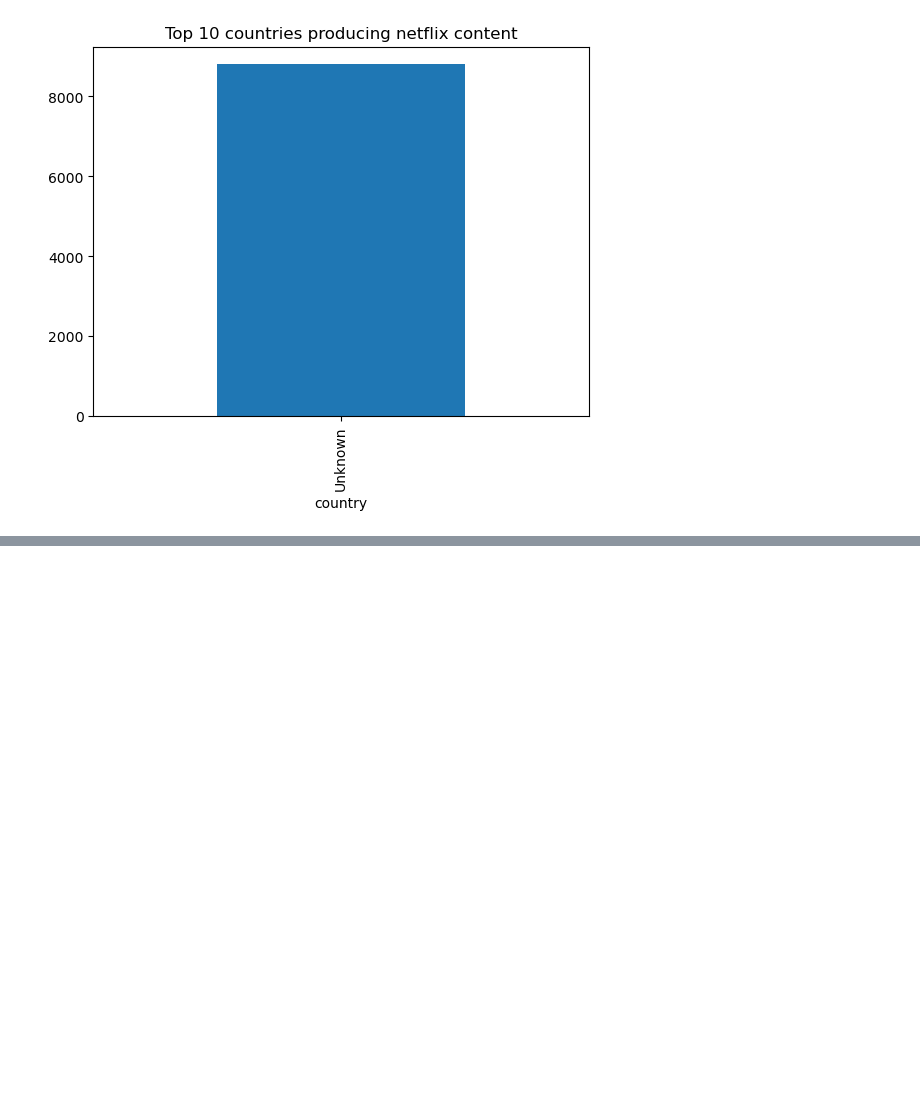
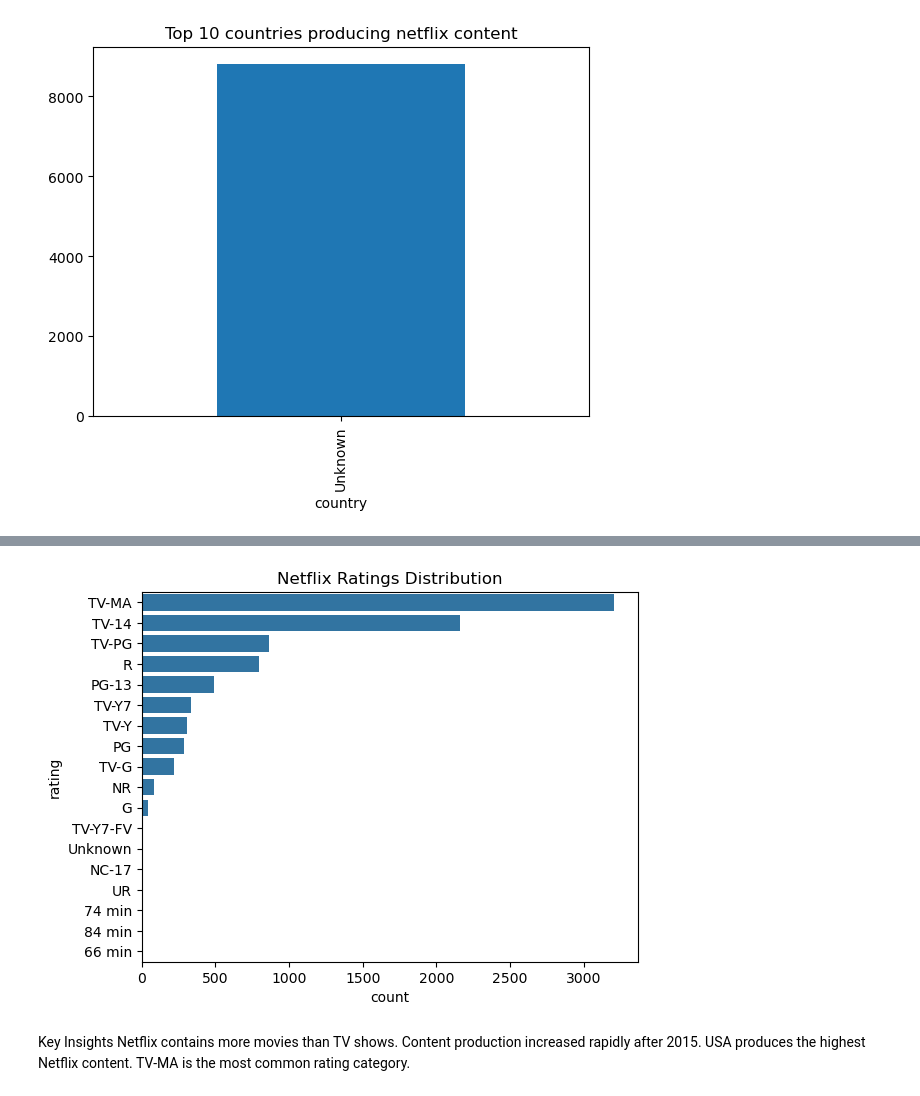
Before and after one commit to Ramsyash/Projects-1, a Jupyter notebook: Netflix_Analysis.ipynb, the cells around one changed output, grey strips where cells are left out. Saved outputs shown, nothing was run; the diff lists cells and outputs as text; code cells hidden in the pictures; blank space fills up the shorter version.

```diff
--- a/Netflix_Analysis.ipynb
+++ b/Netflix_Analysis.ipynb
@@ -83,0 +119,19 @@ plt.show()
+# %%
+# Rating Analysis
+sns.countplot(
+    y="rating",
+    data=df,
+    order=df["rating"].value_counts().index
+)
+
+plt.title("Netflix Ratings Distribution")
+
+plt.show()
+# %% [output]
+[figure, added]
+# %% [markdown]
+Key Insights
+Netflix contains more movies than TV shows.
+Content production increased rapidly after 2015.
+USA produces the highest Netflix content.
+TV-MA is the most common rating category.
```
Also changed, not shown: parts of 3 cells of this notebook.
